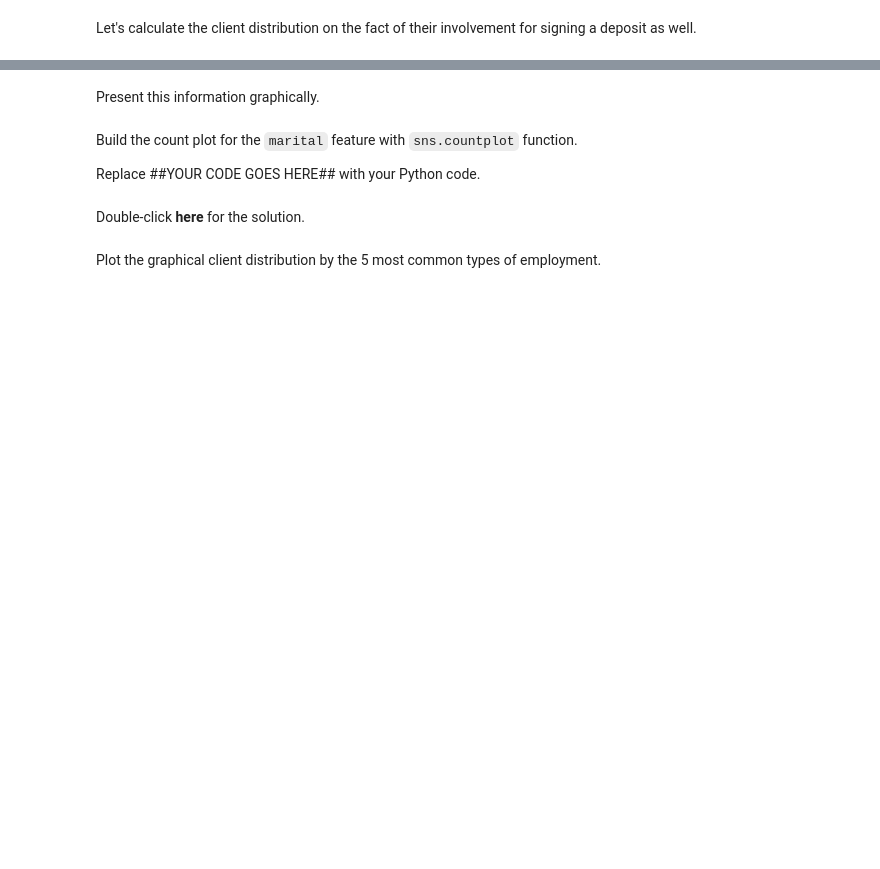
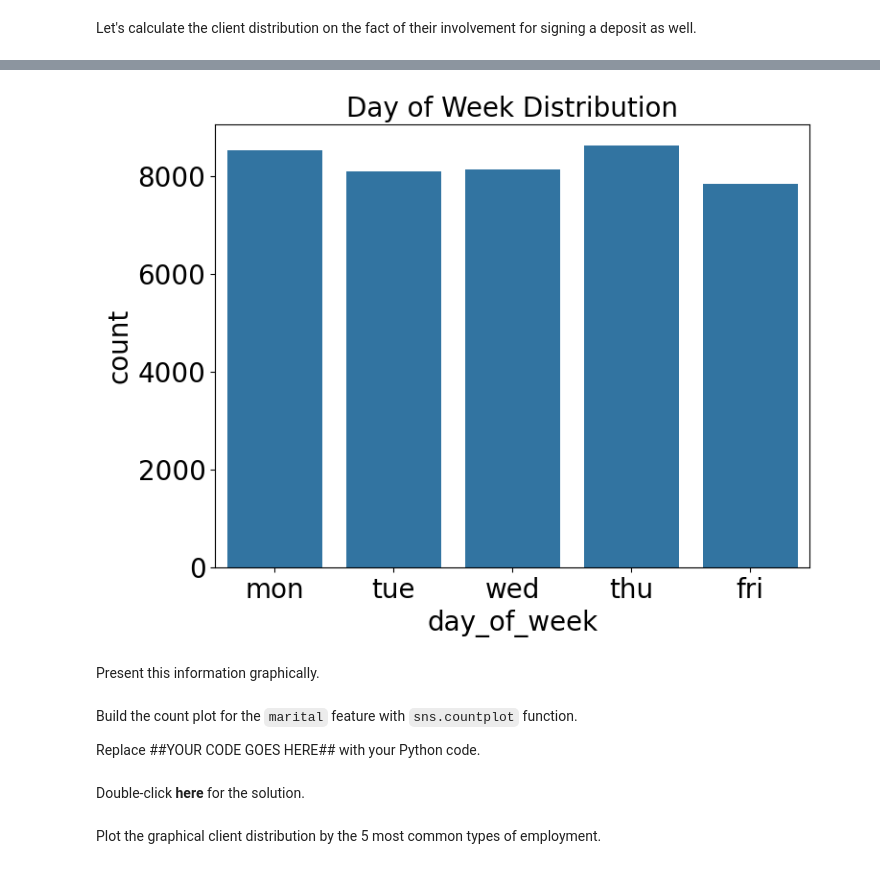
Before and after one commit to ledidk/data_analysis_in_banking, a Jupyter notebook: VDA_Banking_L2.ipynb, the cells around one changed output, grey strips where cells are left out. Drawn from its saved outputs; the diff is of its cells as text; code cells hidden in the pictures; blank space fills up the shorter version.

```diff
--- a/VDA_Banking_L2.ipynb
+++ b/VDA_Banking_L2.ipynb
@@ -434,3 +442,9 @@ df["y"].value_counts()
+# %%
+sns.countplot(x='day_of_week', data=df)
+plt.title('Day of Week Distribution')
+plt.show()
+# %% [output]
+[figure, added]
 # %% [markdown]
 Present this information graphically.
 # %%
```
Also changed, not shown: parts of 26 cells of this notebook.
